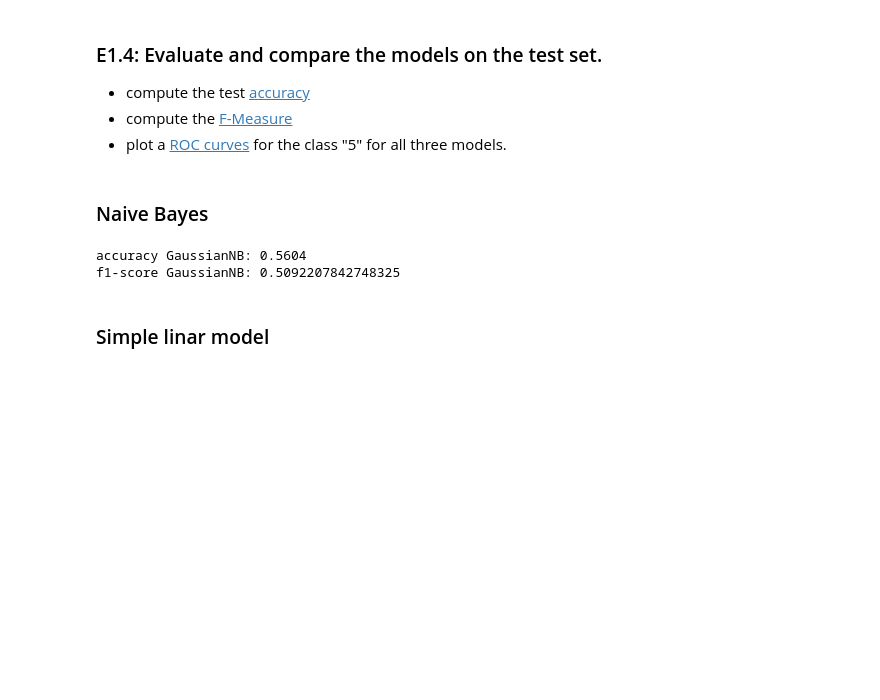
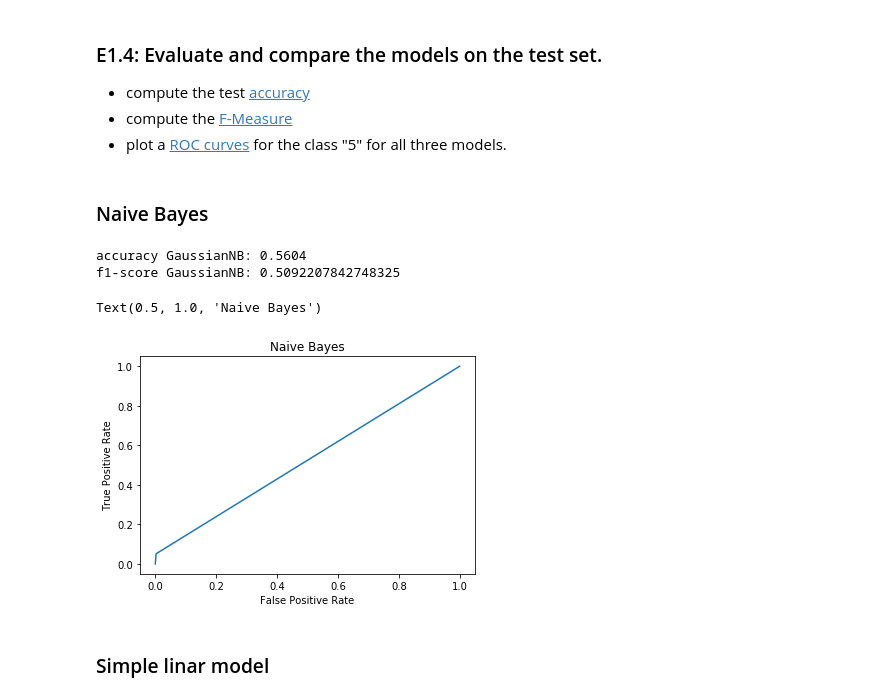
Before and after one commit to dahi84/DataScience21, a Jupyter notebook: Block_5/Assignments/5_a_Classification.ipynb, the cells around one changed output. Saved outputs shown, nothing was run; the diff lists cells and outputs as text; code cells hidden in the pictures; blank space fills up the shorter version.

```diff
--- a/Block_5/Assignments/5_a_Classification.ipynb
+++ b/Block_5/Assignments/5_a_Classification.ipynb
@@ -141,12 +113,22 @@ from sklearn.metrics import roc_auc_score
+# %%
+y5 = y_test=='5'
 # %% [markdown]
 ### Naive Bayes
 # %%
 y_pred = clf_NB.predict(X_test)
+y_pred_5 = clf_NB.predict(X_test).astype(int)==5
+fpr_NB, tpr_NB, threshold_NB = roc_curve(y5, y_pred_5)
+
 print("accuracy GaussianNB:", accuracy_score(y_test, y_pred))
 print("f1-score GaussianNB:", f1_score(y_test, y_pred, average='macro'))
+
+roc_display = RocCurveDisplay(fpr=fpr_NB, tpr=tpr_NB).plot()
+plt.title('Naive Bayes')
 # %% [output]
 accuracy GaussianNB: 0.5604
 f1-score GaussianNB: 0.5092207842748325
+Text(0.5, 1.0, 'Naive Bayes')
+[figure, added]
 # %% [markdown]
 ### Simple linar model
 # %%
```
Also changed, not shown: parts of 10 cells of this notebook, 1 other file.
